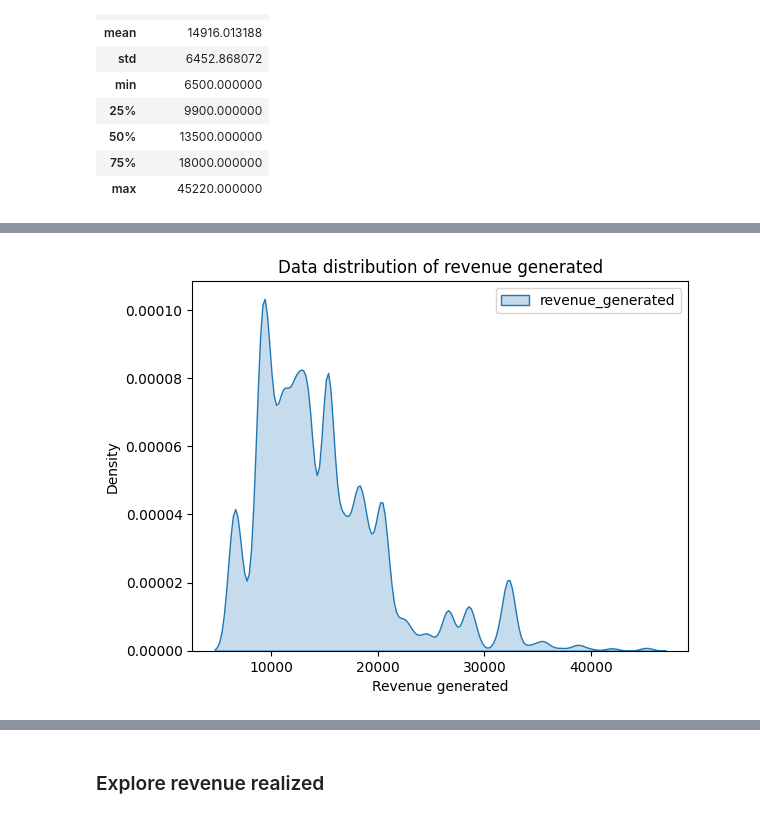
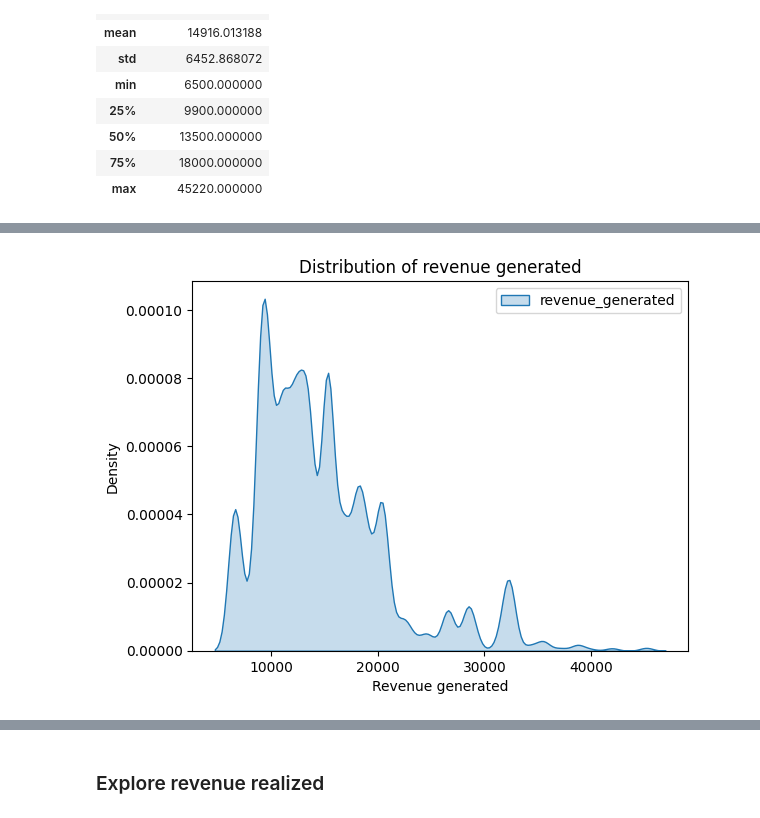
Before and after one commit to Bhuvi128/Hospitality-Revenue-Optimization-Data-analysis, a Jupyter notebook: Hospitality Revenue Optimzation.ipynb, the cells around one changed output, grey strips where cells are left out. Saved outputs shown, nothing was run; the diff lists cells and outputs as text; code cells hidden in the pictures.

```diff
--- a/Hospitality Revenue Optimzation.ipynb
+++ b/Hospitality Revenue Optimzation.ipynb
@@ -78,8 +78,8 @@ rev_generated.describe()
 # %%
 # Let check the data distribution
 sns.kdeplot(rev_generated, fill=True)
-plt.title("Data distribution of revenue generated")
+plt.title("Distribution of revenue generated")
 plt.xlabel("Revenue generated")
 plt.show()
 # %% [output]
-[figure, old version]
+[figure, new version]
```
Also changed, not shown: parts of 17 cells of this notebook.
